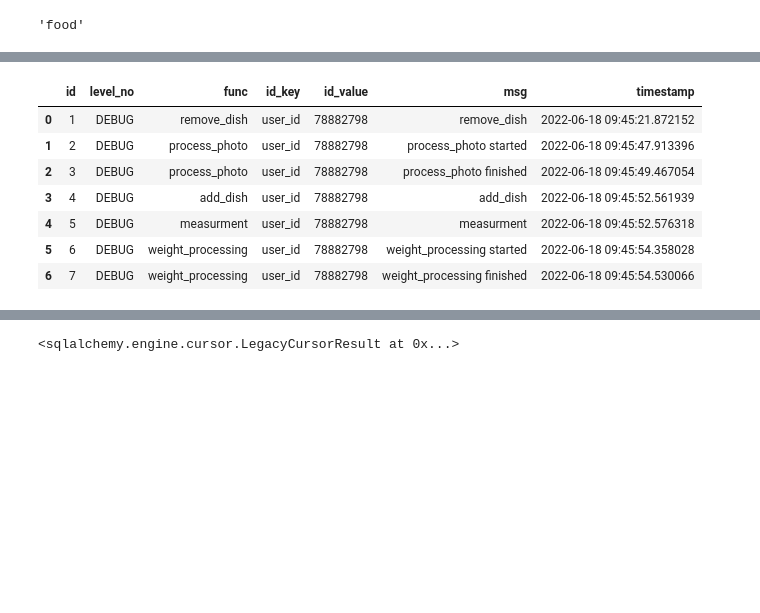
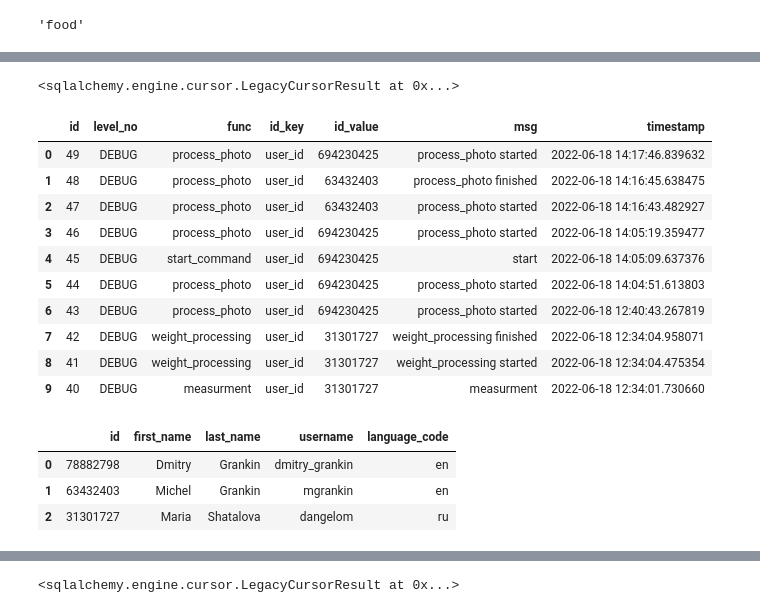
Before and after one commit to DmitriyG228/food, a Jupyter notebook: 00_psql.ipynb, the cells around one changed output, grey strips where cells are left out. Drawn from its saved outputs; the diff is of its cells as text; code cells hidden in the pictures; blank space fills up the shorter version.

```diff
--- a/00_psql.ipynb
+++ b/00_psql.ipynb
@@ -268,14 +300,28 @@ class Logs (LocalBase):
     msg                  = Column(String,   nullable=False)
 
     timestamp            = Column(DateTime, nullable=False)
+# %%
+engine.execute('ALTER TABLE food.users ALTER COLUMN language_code DROP NOT NULL;')
+# %% [output]
+<sqlalchemy.engine.cursor.LegacyCursorResult at 0x...>
+# %%
+pd.read_sql('select * from food.bot_logs order by id desc limit 10',engine)
+# %% [output]
+|  | id | level_no | func | id_key | id_value | msg | timestamp |
+| 0 | 49 | DEBUG | process_photo | user_id | 694230425 | process_photo started | 2022-06-18 14:17:46.839632 |
+| 1 | 48 | DEBUG | process_photo | user_id | 63432403 | process_photo finished | 2022-06-18 14:16:45.638475 |
+| 2 | 47 | DEBUG | process_photo | user_id | 63432403 | process_photo started | 2022-06-18 14:16:43.482927 |
+| 3 | 46 | DEBUG | process_photo | user_id | 694230425 | process_photo started | 2022-06-18 14:05:19.359477 |
+| 4 | 45 | DEBUG | start_command | user_id | 694230425 | start | 2022-06-18 14:05:09.637376 |
+| 5 | 44 | DEBUG | process_photo | user_id | 694230425 | process_photo started | 2022-06-18 14:04:51.613803 |
+| 6 | 43 | DEBUG | process_photo | user_id | 694230425 | process_photo started | 2022-06-18 12:40:43.267819 |
+| 7 | 42 | DEBUG | weight_processing | user_id | 31301727 | weight_processing finished | 2022-06-18 12:34:04.958071 |
+| 8 | 41 | DEBUG | weight_processing | user_id | 31301727 | weight_processing started | 2022-06-18 12:34:04.475354 |
+| 9 | 40 | DEBUG | measurment | user_id | 31301727 | measurment | 2022-06-18 12:34:01.730660 |
 # %%
-pd.read_sql('select * from food.bot_logs',engine)
+pd.read_sql('select * from food.users',engine)
 # %% [output]
-|  | id | level_no | func | id_key | id_value | msg | timestamp |
-| 0 | 1 | DEBUG | remove_dish | user_id | 78882798 | remove_dish | 2022-06-18 09:45:21.872152 |
-| 1 | 2 | DEBUG | process_photo | user_id | 78882798 | process_photo started | 2022-06-18 09:45:47.913396 |
-| 2 | 3 | DEBUG | process_photo | user_id | 78882798 | process_photo finished | 2022-06-18 09:45:49.467054 |
-| 3 | 4 | DEBUG | add_dish | user_id | 78882798 | add_dish | 2022-06-18 09:45:52.561939 |
-| 4 | 5 | DEBUG | measurment | user_id | 78882798 | measurment | 2022-06-18 09:45:52.576318 |
-| 5 | 6 | DEBUG | weight_processing | user_id | 78882798 | weight_processing started | 2022-06-18 09:45:54.358028 |
-| 6 | 7 | DEBUG | weight_processing | user_id | 78882798 | weight_processing finished | 2022-06-18 09:45:54.530066 |
+|  | id | first_name | last_name | username | language_code |
+| 0 | 78882798 | Dmitry | Grankin | dmitry_grankin | en |
+| 1 | 63432403 | Michel | Grankin | mgrankin | en |
+| 2 | 31301727 | Maria | Shatalova | dangelom | ru |
```
Also changed, not shown: parts of 6 cells of this notebook, 2 other files.
